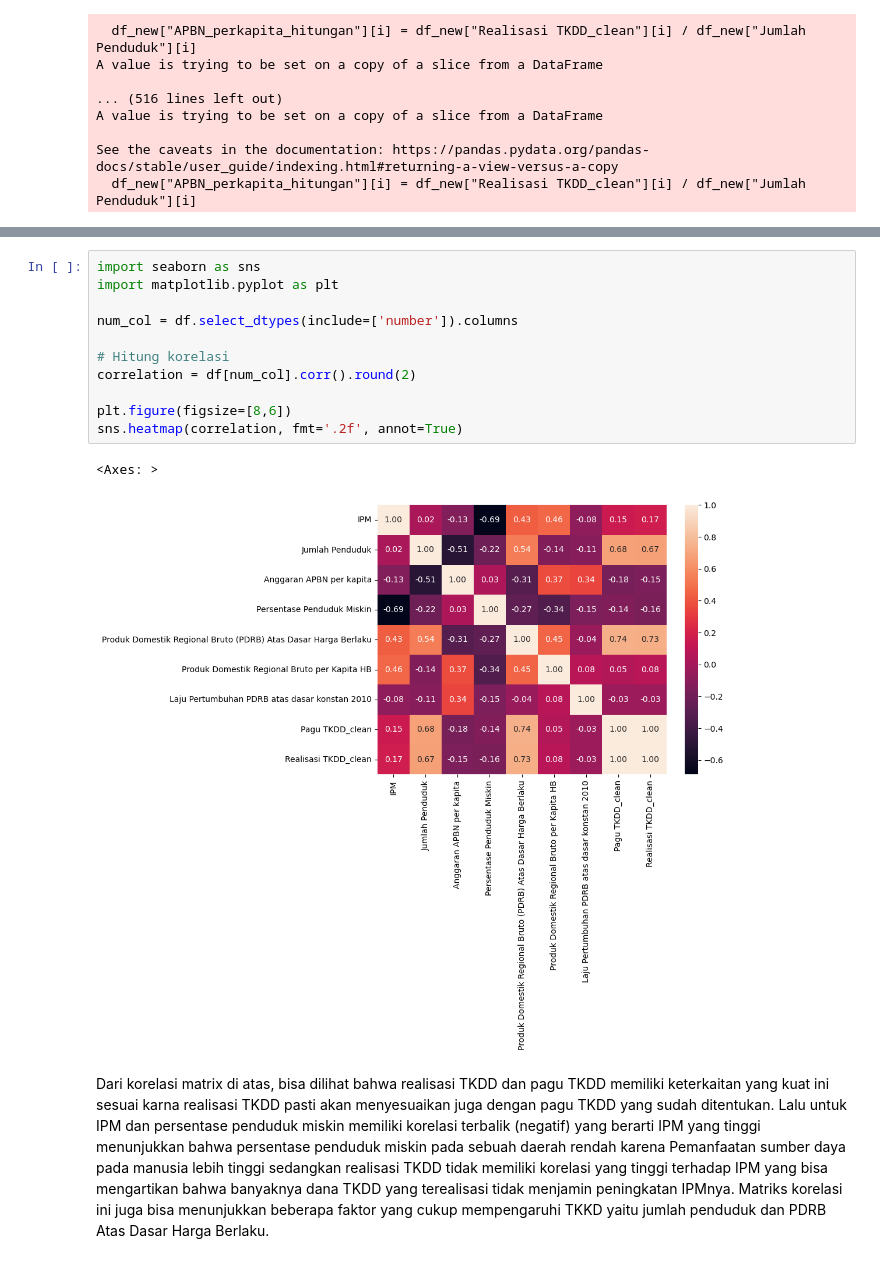
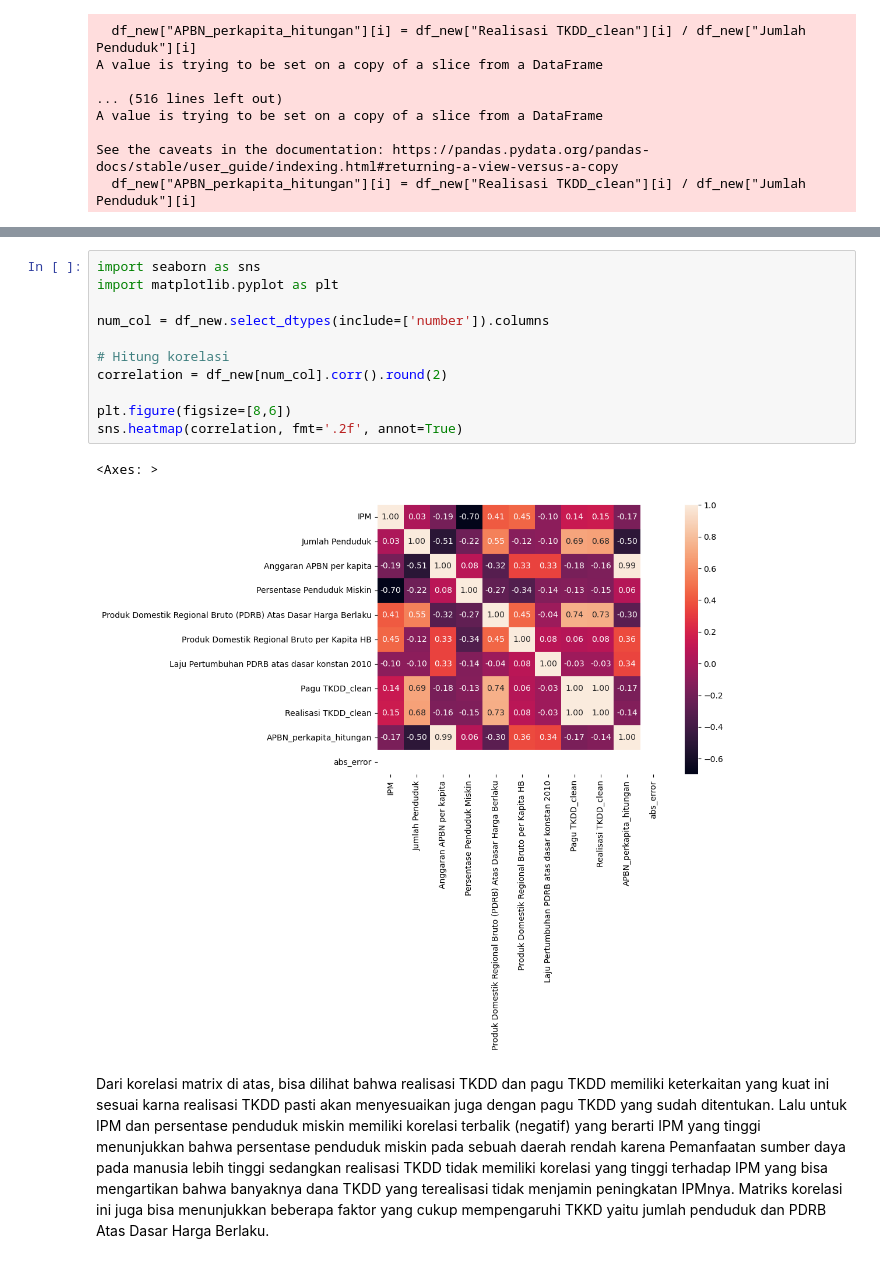
Before and after one commit to BrianAlexanderr/Lomba-TECHFEST, a Jupyter notebook: analisis_data.ipynb, the cells around one changed output, grey strips where cells are left out. Drawn from its saved outputs; the diff is of its cells as text.

```diff
--- a/analisis_data.ipynb
+++ b/analisis_data.ipynb
@@ -317,17 +317,17 @@ df_new
 # %%
 import seaborn as sns
 import matplotlib.pyplot as plt
 
-num_col = df.select_dtypes(include=['number']).columns
+num_col = df_new.select_dtypes(include=['number']).columns
 
 # Hitung korelasi
-correlation = df[num_col].corr().round(2)
+correlation = df_new[num_col].corr().round(2)
 
 plt.figure(figsize=[8,6])
 sns.heatmap(correlation, fmt='.2f', annot=True)
 # %% [output]
 <Axes: >
-[figure, old version]
+[figure, new version]
 # %% [markdown]
 Dari korelasi matrix di atas, bisa dilihat bahwa realisasi TKDD dan pagu TKDD memiliki keterkaitan yang kuat ini sesuai karna realisasi TKDD pasti akan menyesuaikan juga dengan pagu TKDD yang sudah ditentukan. Lalu untuk IPM dan persentase penduduk miskin memiliki korelasi terbalik (negatif) yang berarti IPM yang tinggi menunjukkan bahwa persentase penduduk miskin pada sebuah daerah rendah karena Pemanfaatan sumber daya pada manusia lebih tinggi sedangkan realisasi TKDD tidak memiliki korelasi yang tinggi terhadap IPM yang bisa mengartikan bahwa banyaknya dana TKDD yang terealisasi tidak menjamin peningkatan IPMnya. Matriks korelasi ini juga bisa menunjukkan beberapa faktor yang cukup mempengaruhi TKKD yaitu jumlah penduduk dan PDRB Atas Dasar Harga Berlaku.
 # %%
```
